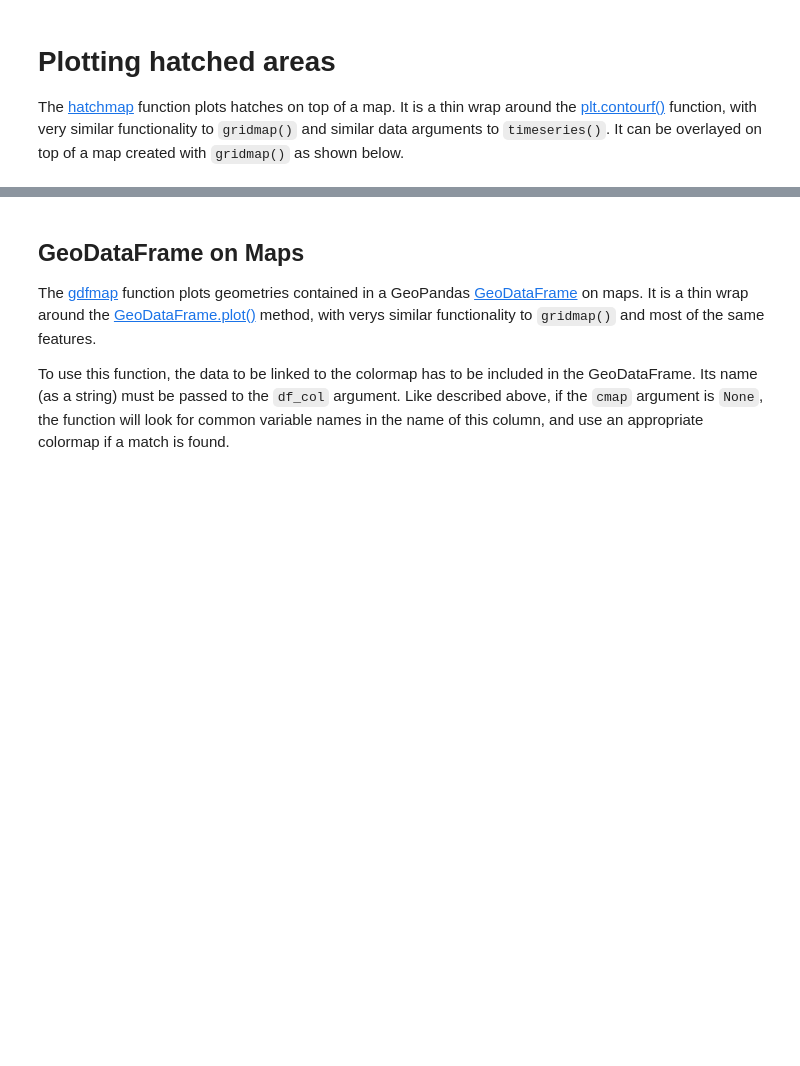
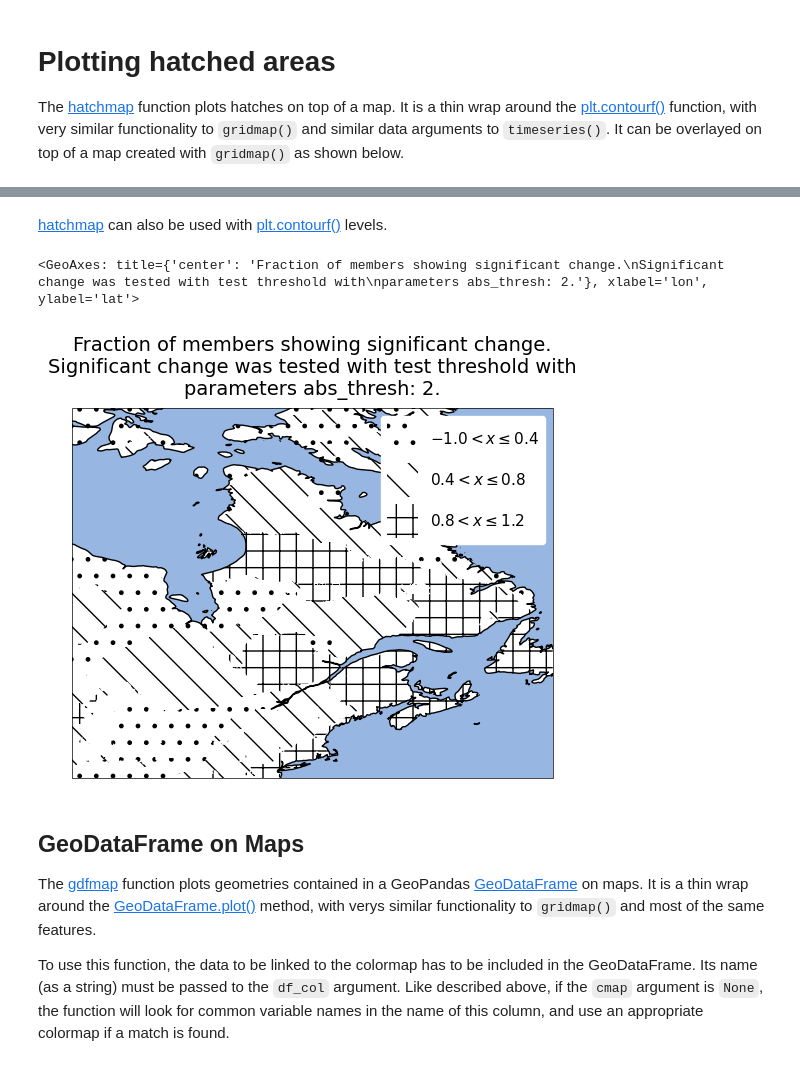
Before and after one commit to Ouranosinc/figanos, a Jupyter notebook: docs/notebooks/figanos_docs.ipynb, the cells around one changed output, grey strips where cells are left out. Saved outputs shown, nothing was run; the diff lists cells and outputs as text; code cells hidden in the pictures; blank space fills up the shorter version.

Commit message:
Corrected levels and added an example in docs

```diff
--- a/docs/notebooks/figanos_docs.ipynb
+++ b/docs/notebooks/figanos_docs.ipynb
@@ -450,3 +451,12 @@ Text(0.5, 1.0, 'Ensemble plot - hatchmap and gridmap')
+# %% [markdown]
+ [hatchmap](#hatchmap) can also be used with [plt.contourf()](https://matplotlib.org/stable/api/_as_gen/matplotlib.pyplot.contourf.html) levels.
+# %%
+fg.hatchmap(chng_f, levels=4, features=['coastline','ocean'],
+            plot_kw={'hatches': ['.', '\\', '+']},
+            legend_kw={'handleheight':3, 'handlelength': 2}, frame = True)
+# %% [output]
+<GeoAxes: title={'center': 'Fraction of members showing significant change.\nSignificant change was tested with test threshold with\nparameters abs_thresh: 2.'}, xlabel='lon', ylabel='lat'>
+[figure, added]
 # %% [markdown]
 ## GeoDataFrame on Maps
 
```
Also changed, not shown: parts of 7 cells of this notebook, 1 other file.
